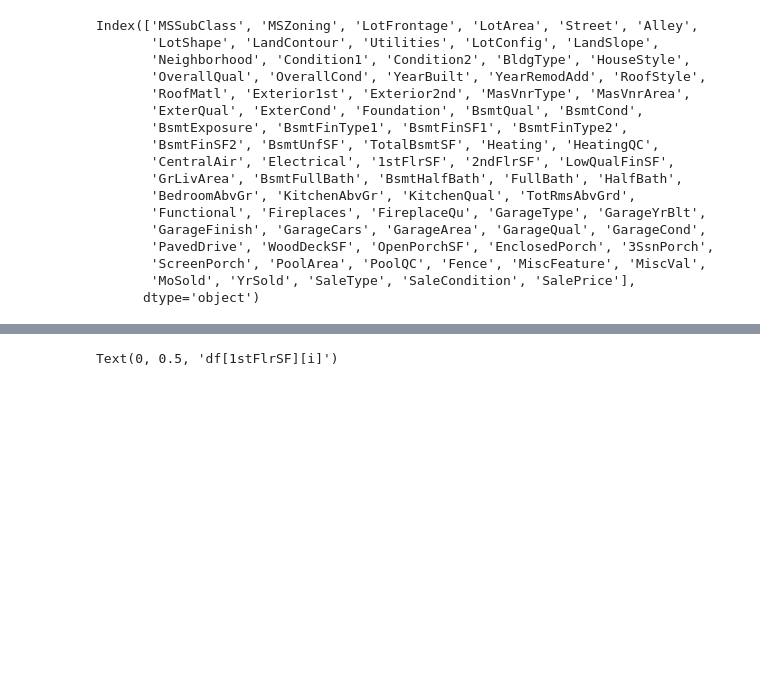
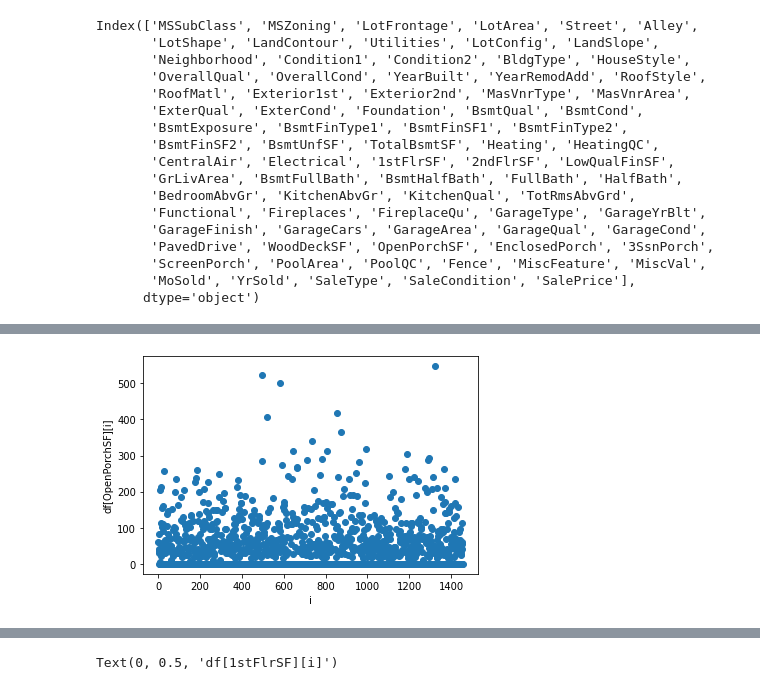
Before and after one commit to jedrexd/WTUM_11_2022, a Jupyter notebook: Projekt.ipynb, the cells around one changed output, grey strips where cells are left out. Saved outputs shown, nothing was run; the diff lists cells and outputs as text; code cells hidden in the pictures; blank space fills up the shorter version.

```diff
--- a/Projekt.ipynb
+++ b/Projekt.ipynb
@@ -72,0 +137,8 @@ Index(['MSSubClass', 'MSZoning', 'LotFrontage', 'LotArea', 'Street', 'Alley',
+# %%
+plt.scatter(range(0,len(df['OpenPorchSF'])), df['OpenPorchSF'])
+plt.xlabel('i')
+plt.ylabel('df[OpenPorchSF][i]')
+# Outliering
+df = df[((df['OpenPorchSF'] - df['OpenPorchSF'].mean()) / df['OpenPorchSF'].std()).abs() < 5]
+# %% [output]
+[figure, added]
```
Also changed, not shown: parts of 21 cells of this notebook.
